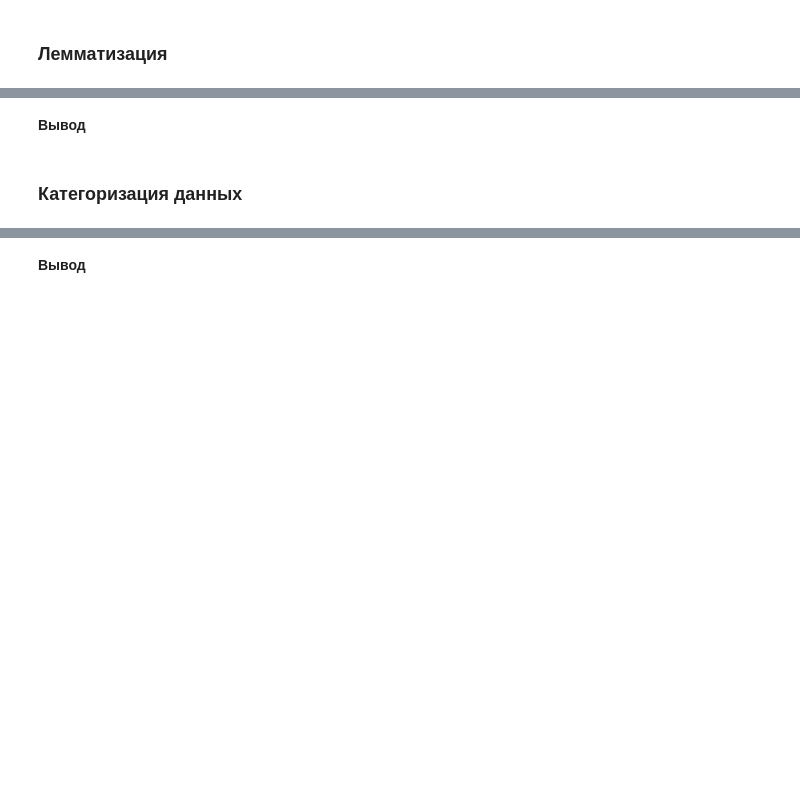
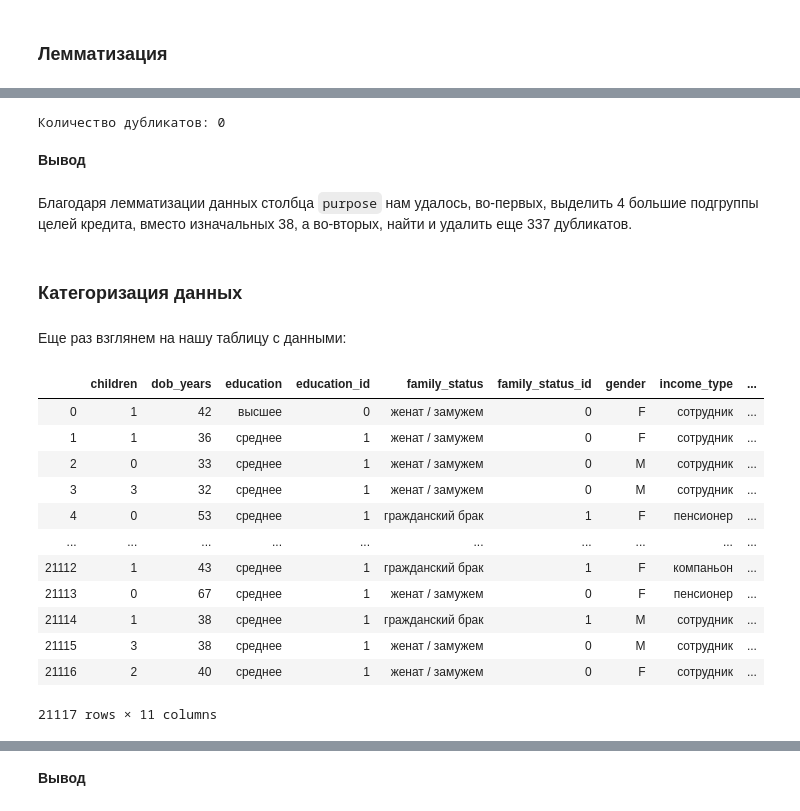
Before and after one commit to mazor86/praktikum_data_science, a Jupyter notebook: sprint_03/mazor86_sprint_03.ipynb, the cells around one changed output, grey strips where cells are left out. Saved outputs shown, nothing was run; the diff lists cells and outputs as text; code cells hidden in the pictures; blank space fills up the shorter version.

```diff
--- a/sprint_03/mazor86_sprint_03.ipynb
+++ b/sprint_03/mazor86_sprint_03.ipynb
@@ -314,0 +318,3 @@ array([ 1,  0,  3,  2, -1,  4, 20,  5])
+# %%
+data = data.drop_duplicates().reset_index(drop=True)
+print('Количество явных дубликатов:', data.duplicated().sum())
@@ -318,0 +385,17 @@ array([ 1,  0,  3,  2, -1,  4, 20,  5])
+# %%
+from pymystem3 import Mystem
+
+m = Mystem()
+
+def get_purpose_group(purpose: str) -> str:
+    lemma_purpose = m.lemmatize(purpose)
+    if 'свадьба' in lemma_purpose:
+        return 'свадьба'
+    elif 'образование' in lemma_purpose:
+        return 'образование'
+    elif 'автомобиль' in lemma_purpose:
+        return 'автомобиль'
+    elif 'жилье' in lemma_purpose or 'недвижимость' in lemma_purpose:
+        return 'ипотека'
+    else:
+        return purpose
@@ -318,0 +404,3 @@ array([ 1,  0,  3,  2, -1,  4, 20,  5])
+# %%
+data['purpose'] = data['purpose'].apply(get_purpose_group)
+data['purpose'].value_counts()
@@ -319,4 +422,29 @@ array([ 1,  0,  3,  2, -1,  4, 20,  5])
+# %%
+data = data.drop_duplicates().reset_index(drop=True)
+print('Количество дубликатов:', data.duplicated().sum())
+# %% [output]
+Количество дубликатов: 0
 # %% [markdown]
 **Вывод**
+# %% [markdown]
+Благодаря лемматизации данных столбца `purpose` нам удалось, во-первых, выделить 4 большие подгруппы целей кредита, вместо изначальных 38, а во-вторых, найти и удалить еще 337 дубликатов.
 # %% [markdown]
 ### Категоризация данных
+# %% [markdown]
+Еще раз взглянем на нашу таблицу с данными:
+# %%
+data
+# %% [output]
+|  | children | dob_years | education | education_id | family_status | family_status_id | gender | income_type | ... |
+| 0 | 1 | 42 | высшее | 0 | женат / замужем | 0 | F | сотрудник | ... |
+| 1 | 1 | 36 | среднее | 1 | женат / замужем | 0 | F | сотрудник | ... |
+| 2 | 0 | 33 | среднее | 1 | женат / замужем | 0 | M | сотрудник | ... |
+| 3 | 3 | 32 | среднее | 1 | женат / замужем | 0 | M | сотрудник | ... |
+| 4 | 0 | 53 | среднее | 1 | гражданский брак | 1 | F | пенсионер | ... |
+| ... | ... | ... | ... | ... | ... | ... | ... | ... | ... |
+| 21112 | 1 | 43 | среднее | 1 | гражданский брак | 1 | F | компаньон | ... |
+| 21113 | 0 | 67 | среднее | 1 | женат / замужем | 0 | F | пенсионер | ... |
+| 21114 | 1 | 38 | среднее | 1 | гражданский брак | 1 | M | сотрудник | ... |
+| 21115 | 3 | 38 | среднее | 1 | женат / замужем | 0 | M | сотрудник | ... |
+| 21116 | 2 | 40 | среднее | 1 | женат / замужем | 0 | F | сотрудник | ... |
+21117 rows × 11 columns
```
Also changed, not shown: parts of 63 cells of this notebook.
